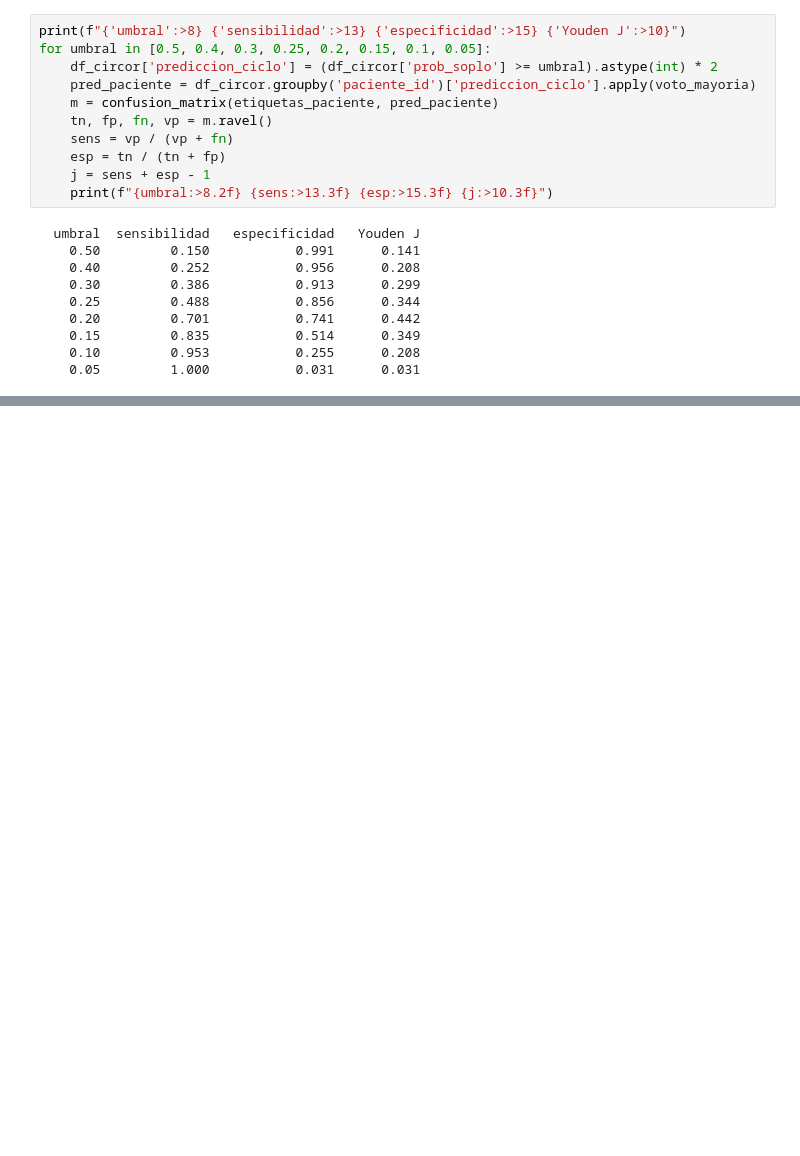
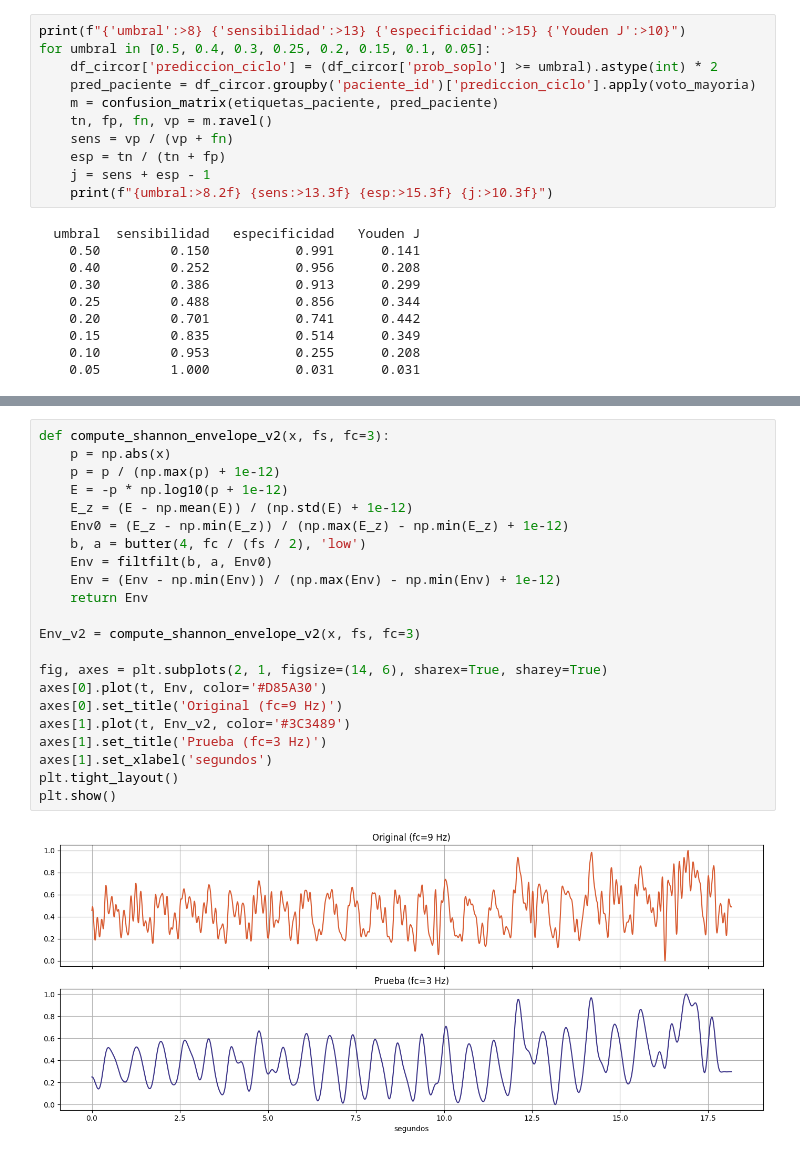
Before and after one commit to fortunatoramirez/clasificador-ac, a Jupyter notebook: notebooks/entorno.ipynb, the cells around one changed output, grey strips where cells are left out. Drawn from its saved outputs; the diff is of its cells as text; blank space fills up the shorter version.

Commit message:
Pruebas

```diff
--- a/notebooks/entorno.ipynb
+++ b/notebooks/entorno.ipynb
@@ -769,0 +926,24 @@ for umbral in [0.5, 0.4, 0.3, 0.25, 0.2, 0.15, 0.1, 0.05]:
+# %%
+def compute_shannon_envelope_v2(x, fs, fc=3):
+    p = np.abs(x)
+    p = p / (np.max(p) + 1e-12)
+    E = -p * np.log10(p + 1e-12)
+    E_z = (E - np.mean(E)) / (np.std(E) + 1e-12)
+    Env0 = (E_z - np.min(E_z)) / (np.max(E_z) - np.min(E_z) + 1e-12)
+    b, a = butter(4, fc / (fs / 2), 'low')
+    Env = filtfilt(b, a, Env0)
+    Env = (Env - np.min(Env)) / (np.max(Env) - np.min(Env) + 1e-12)
+    return Env
+
+Env_v2 = compute_shannon_envelope_v2(x, fs, fc=3)
+
+fig, axes = plt.subplots(2, 1, figsize=(14, 6), sharex=True, sharey=True)
+axes[0].plot(t, Env, color='#D85A30')
+axes[0].set_title('Original (fc=9 Hz)')
+axes[1].plot(t, Env_v2, color='#3C3489')
+axes[1].set_title('Prueba (fc=3 Hz)')
+axes[1].set_xlabel('segundos')
+plt.tight_layout()
+plt.show()
+# %% [output]
+[figure, added]
```
Also changed, not shown: parts of 8 cells of this notebook, 3 other files.
